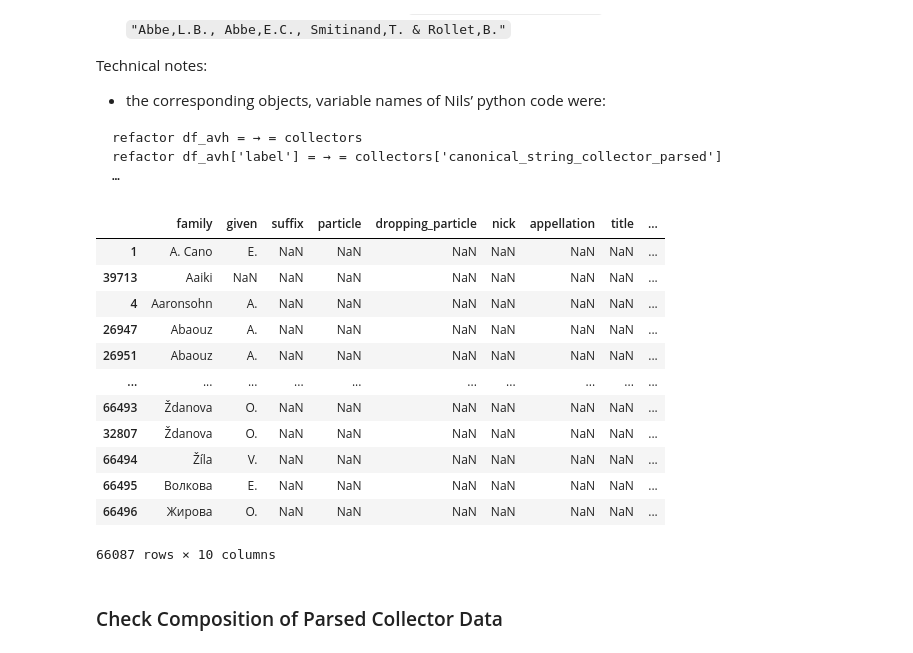
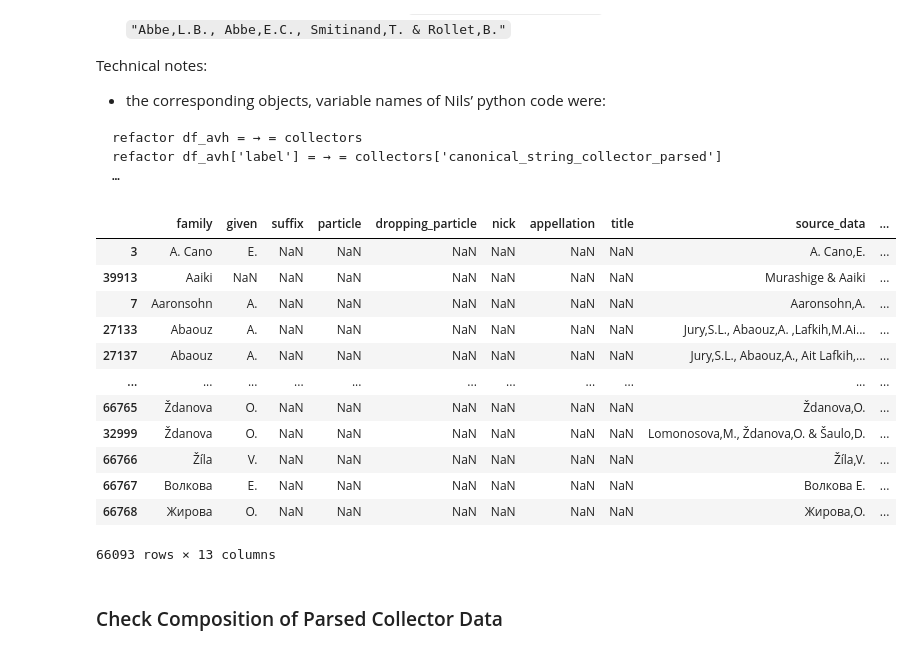
Before and after one commit to infinite-dao/collector-matching, a Jupyter notebook: match_names_BGBM-dwcagent-parsed_vs_WikiData_cosine-similarity.ipynb, the cells around one changed output. Drawn from its saved outputs; the diff is of its cells as text; code cells hidden in the pictures.

Commit message:
added first sophisticated dwc_agent output for BGBM cosin sim. and eventDate

```diff
--- a/match_names_BGBM-dwcagent-parsed_vs_WikiData_cosine-similarity.ipynb
+++ b/match_names_BGBM-dwcagent-parsed_vs_WikiData_cosine-similarity.ipynb
@@ -96,26 +97,26 @@ refactor df_avh['label'] = → = collectors['canonical_string_collector_parsed']
 # %%
 # unique names parsed already by ruby gem package: dwcagent
 
 # collectors = pd.read_csv("data/bgbm_collectors_20230510_1429_single-line_parsed_unique_names.tab", sep="\t")
 collectors = pd.read_csv("data/VHde_doi-10.15468-dl.tued2e/occurrence_recordedBy_occurrenceIDs_20230524_parsed.tsv", sep="\t", low_memory=False)
 
 collectors.dropna(subset=['family'], inplace=True) # remove where family was NA, e.g. from originally «??» aso.
-collectors.sort_values(by=['family', 'given','occurrenceID_first'], inplace=True)
+collectors.sort_values(by=['family', 'given','occurrenceID_firstsample'], inplace=True)
 collectors
 # %% [output]
-|  | family | given | suffix | particle | dropping_particle | nick | appellation | title | ... |
-| 1 | A. Cano | E. | NaN | NaN | NaN | NaN | NaN | NaN | ... |
-| 39713 | Aaiki | NaN | NaN | NaN | NaN | NaN | NaN | NaN | ... |
-| 4 | Aaronsohn | A. | NaN | NaN | NaN | NaN | NaN | NaN | ... |
-| 26947 | Abaouz | A. | NaN | NaN | NaN | NaN | NaN | NaN | ... |
-| 26951 | Abaouz | A. | NaN | NaN | NaN | NaN | NaN | NaN | ... |
-| ... | ... | ... | ... | ... | ... | ... | ... | ... | ... |
-| 66493 | Ždanova | O. | NaN | NaN | NaN | NaN | NaN | NaN | ... |
-| 32807 | Ždanova | O. | NaN | NaN | NaN | NaN | NaN | NaN | ... |
-| 66494 | Žíla | V. | NaN | NaN | NaN | NaN | NaN | NaN | ... |
-| 66495 | Волкова | Е. | NaN | NaN | NaN | NaN | NaN | NaN | ... |
-| 66496 | Жирова | O. | NaN | NaN | NaN | NaN | NaN | NaN | ... |
+|  | family | given | suffix | particle | dropping_particle | nick | appellation | title | source_data | ... |
+| 3 | A. Cano | E. | NaN | NaN | NaN | NaN | NaN | NaN | A. Cano,E. | ... |
+| 39913 | Aaiki | NaN | NaN | NaN | NaN | NaN | NaN | NaN | Murashige & Aaiki | ... |
+| 7 | Aaronsohn | A. | NaN | NaN | NaN | NaN | NaN | NaN | Aaronsohn,A. | ... |
+| 27133 | Abaouz | A. | NaN | NaN | NaN | NaN | NaN | NaN | Jury,S.L., Abaouz,A. ,Lafkih,M.Ai... | ... |
+| 27137 | Abaouz | A. | NaN | NaN | NaN | NaN | NaN | NaN | Jury,S.L., Abaouz,A., Ait Lafkih,... | ... |
+| ... | ... | ... | ... | ... | ... | ... | ... | ... | ... | ... |
+| 66765 | Ždanova | O. | NaN | NaN | NaN | NaN | NaN | NaN | Ždanova,O. | ... |
+| 32999 | Ždanova | O. | NaN | NaN | NaN | NaN | NaN | NaN | Lomonosova,M., Ždanova,O. & Šaulo,D. | ... |
+| 66766 | Žíla | V. | NaN | NaN | NaN | NaN | NaN | NaN | Žíla,V. | ... |
+| 66767 | Волкова | Е. | NaN | NaN | NaN | NaN | NaN | NaN | Волкова Е. | ... |
+| 66768 | Жирова | O. | NaN | NaN | NaN | NaN | NaN | NaN | Жирова,O. | ... |
-66087 rows × 10 columns
+66093 rows × 13 columns
 # %% [markdown]
 ### Check Composition of Parsed Collector Data
 # %%
```
Also changed, not shown: parts of 24 cells of this notebook, 11 other files.
